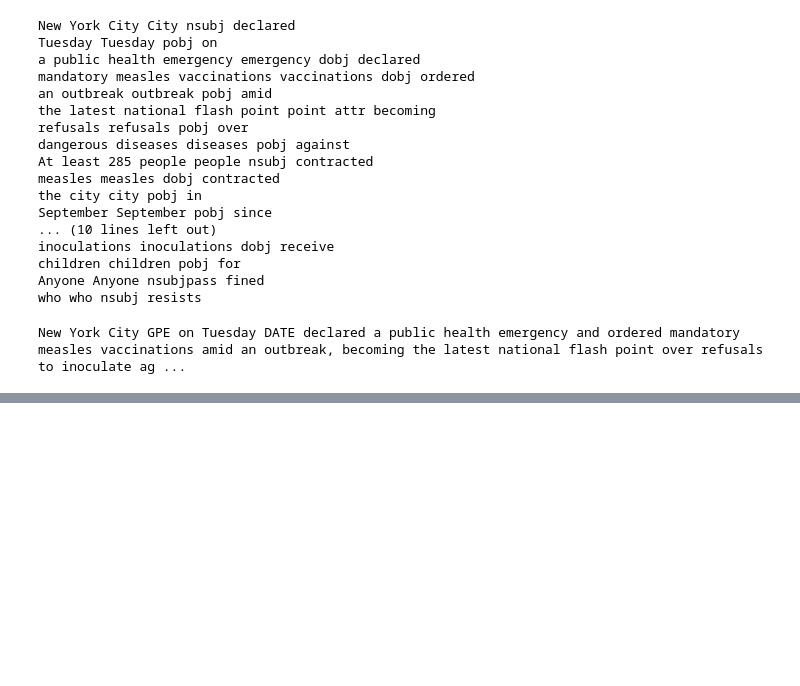
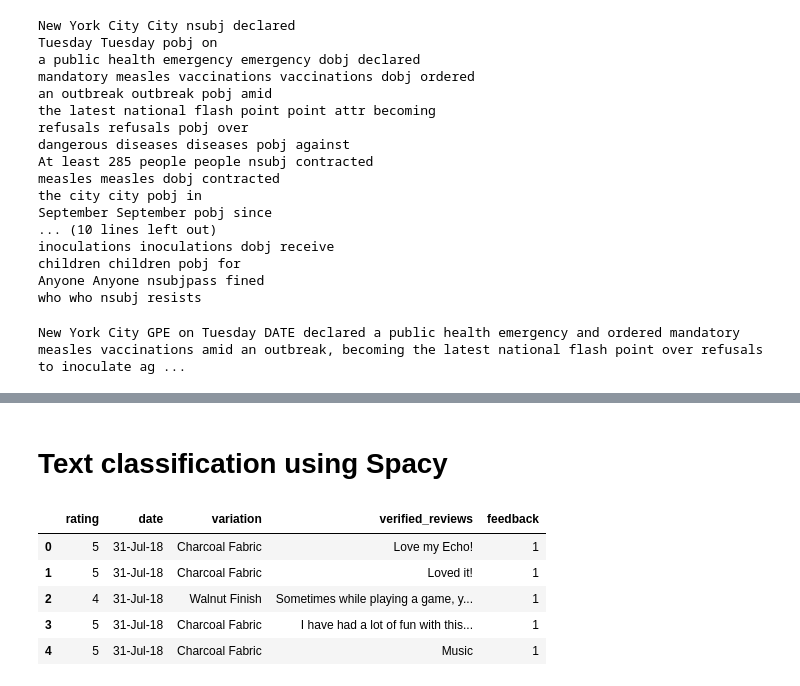
Before and after one commit to anujsaxena/Python, a Jupyter notebook: nlp_3.ipynb, the cells around one changed output, grey strips where cells are left out. Saved outputs shown, nothing was run; the diff lists cells and outputs as text; code cells hidden in the pictures; blank space fills up the shorter version.

```diff
--- a/nlp_3.ipynb
+++ b/nlp_3.ipynb
@@ -242,3 +287,19 @@ doc = nlp(text)
 displacy.render(doc, style="dep", jupyter="True")
 # %% [output]
 [interactive output not drawn]
+# %% [markdown]
+# **Text classification using Spacy**
+# %%
+import pandas as pd
+from sklearn.feature_extraction.text import CountVectorizer,TfidfVectorizer
+from sklearn.base import TransformerMixin
+from sklearn.pipeline import Pipeline
+df_amazon = pd.read_csv("amazon_alexa.tsv", sep="\t")
+df_amazon.head()
+# %% [output]
+|  | rating | date | variation | verified_reviews | feedback |
+| 0 | 5 | 31-Jul-18 | Charcoal Fabric | Love my Echo! | 1 |
+| 1 | 5 | 31-Jul-18 | Charcoal Fabric | Loved it! | 1 |
+| 2 | 4 | 31-Jul-18 | Walnut Finish | Sometimes while playing a game, y... | 1 |
+| 3 | 5 | 31-Jul-18 | Charcoal Fabric | I have had a lot of fun with this... | 1 |
+| 4 | 5 | 31-Jul-18 | Charcoal Fabric | Music | 1 |
```
Also changed, not shown: parts of 10 cells of this notebook.
